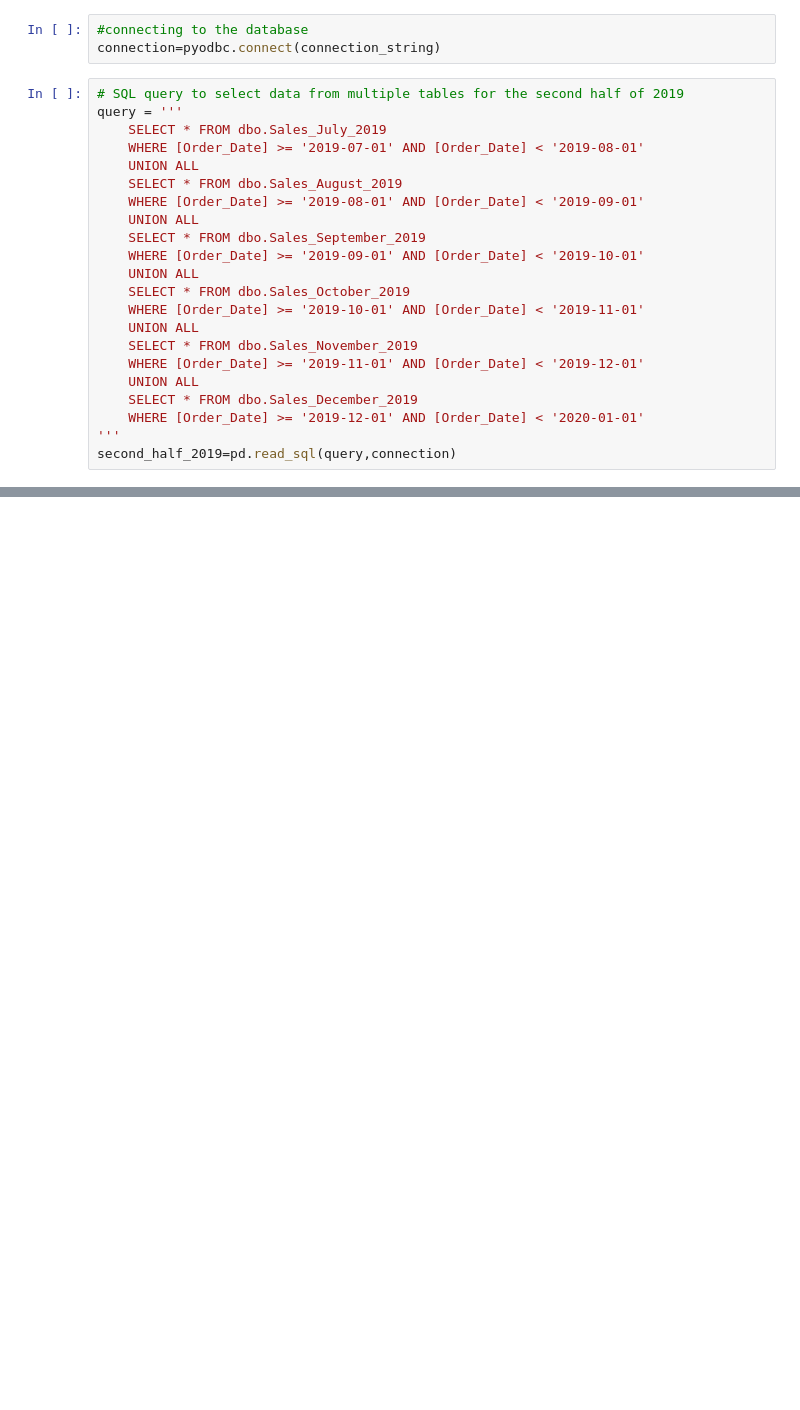
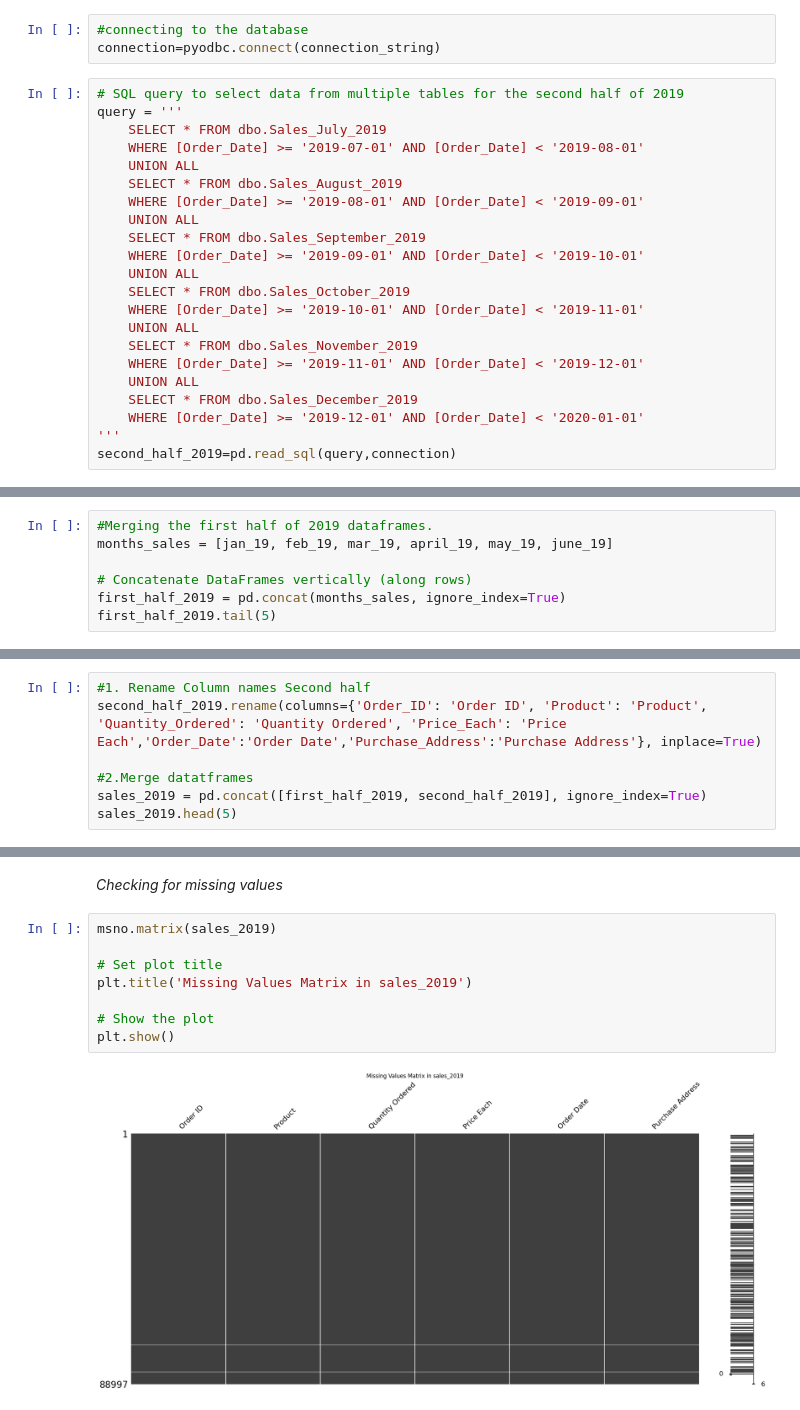
Before and after one commit to MarthaK-Coder/AZUBI-CAPSTONE-PROJECT, a Jupyter notebook: Notebook.ipynb, the cells around one changed output, grey strips where cells are left out. Drawn from its saved outputs; the diff is of its cells as text; blank space fills up the shorter version.

```diff
--- a/Notebook.ipynb
+++ b/Notebook.ipynb
@@ -142,0 +148,7 @@ second_half_2019.head(10)
+# %%
+#Merging the first half of 2019 dataframes.
+months_sales = [jan_19, feb_19, mar_19, april_19, may_19, june_19]
+
+# Concatenate DataFrames vertically (along rows)
+first_half_2019 = pd.concat(months_sales, ignore_index=True)
+first_half_2019.tail(5)
@@ -142,0 +173,7 @@ second_half_2019.head(10)
+# %%
+#1. Rename Column names Second half
+second_half_2019.rename(columns={'Order_ID': 'Order ID', 'Product': 'Product', 'Quantity_Ordered': 'Quantity Ordered', 'Price_Each': 'Price Each','Order_Date':'Order Date','Purchase_Address':'Purchase Address'}, inplace=True)
+
+#2.Merge datatframes
+sales_2019 = pd.concat([first_half_2019, second_half_2019], ignore_index=True)
+sales_2019.head(5)
@@ -142,0 +187,12 @@ second_half_2019.head(10)
+# %% [markdown]
+*Checking for missing values*
+# %%
+msno.matrix(sales_2019)
+
+# Set plot title
+plt.title('Missing Values Matrix in sales_2019')
+
+# Show the plot
+plt.show()
+# %% [output]
+[figure, added]
```
Also changed, not shown: parts of 19 cells of this notebook.
